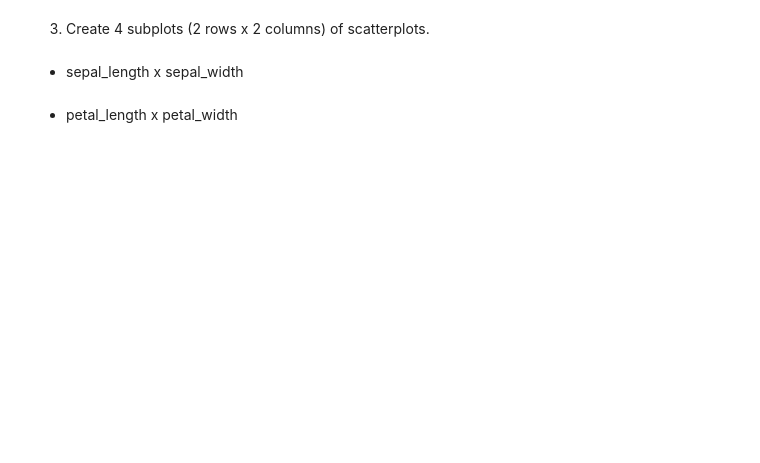
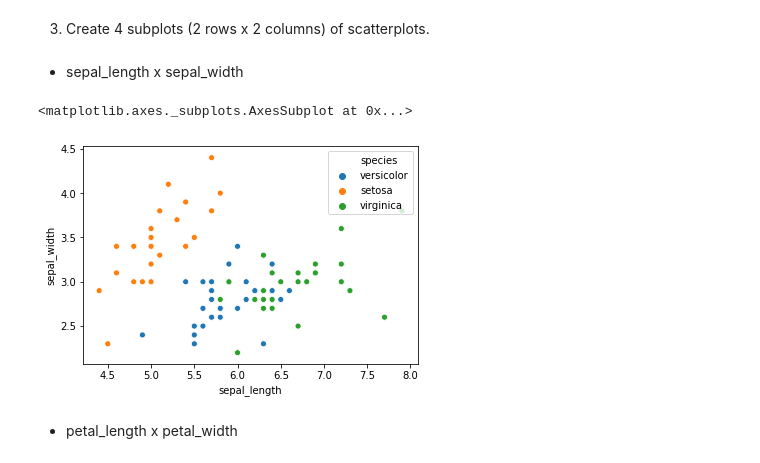
Before and after one commit to ThompsonBethany01/classification-exercises, a Jupyter notebook: classification_exercises.ipynb, the cells around one changed output. Drawn from its saved outputs; the diff is of its cells as text; code cells hidden in the pictures; blank space fills up the shorter version.

```diff
--- a/classification_exercises.ipynb
+++ b/classification_exercises.ipynb
@@ -541,5 +593,10 @@ train.head()
 3. Create 4 subplots (2 rows x 2 columns) of scatterplots.
 # %% [markdown]
 - sepal_length x sepal_width
+# %%
+sns.scatterplot(x=train.sepal_length,y=train.sepal_width,hue=train.species)
+# %% [output]
+<matplotlib.axes._subplots.AxesSubplot at 0x...>
+[figure, added]
 # %% [markdown]
 - petal_length x petal_width
```
Also changed, not shown: parts of 11 cells of this notebook.
